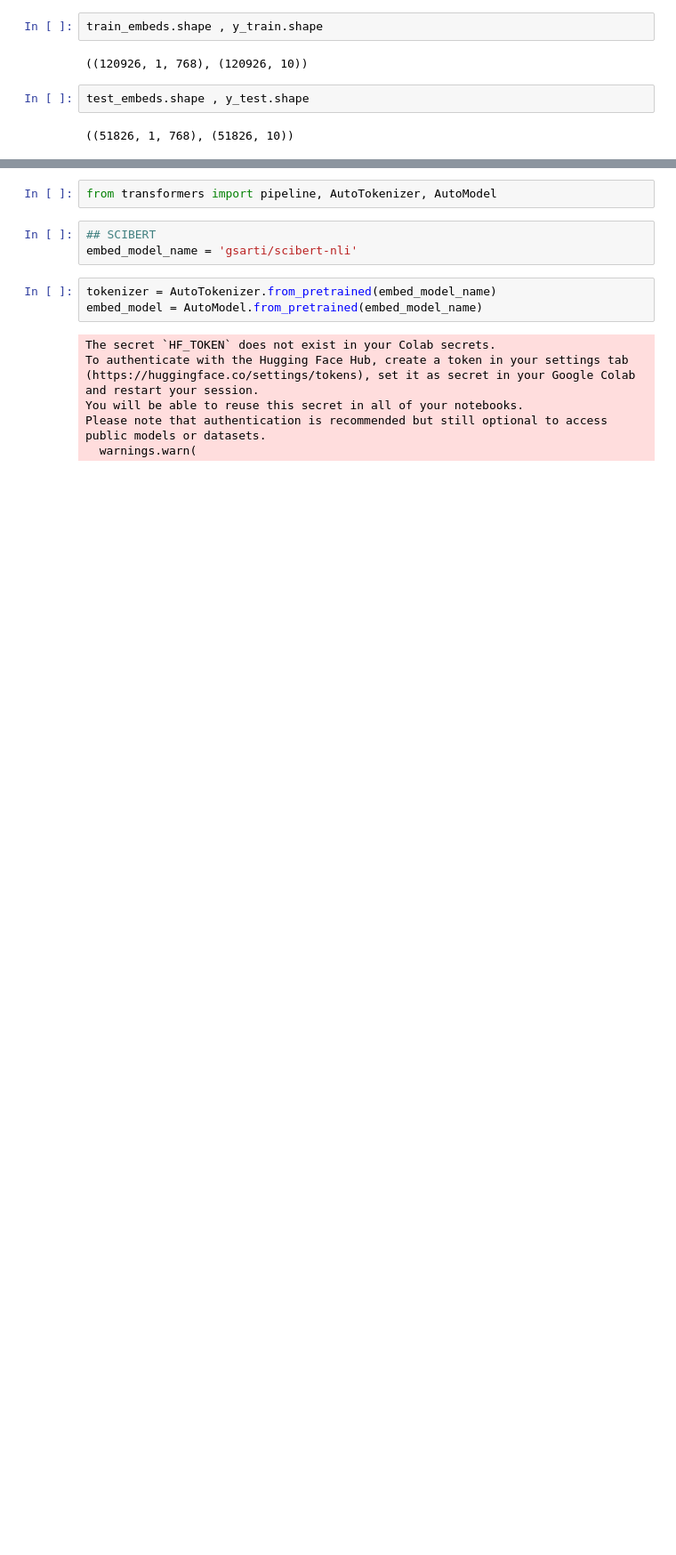
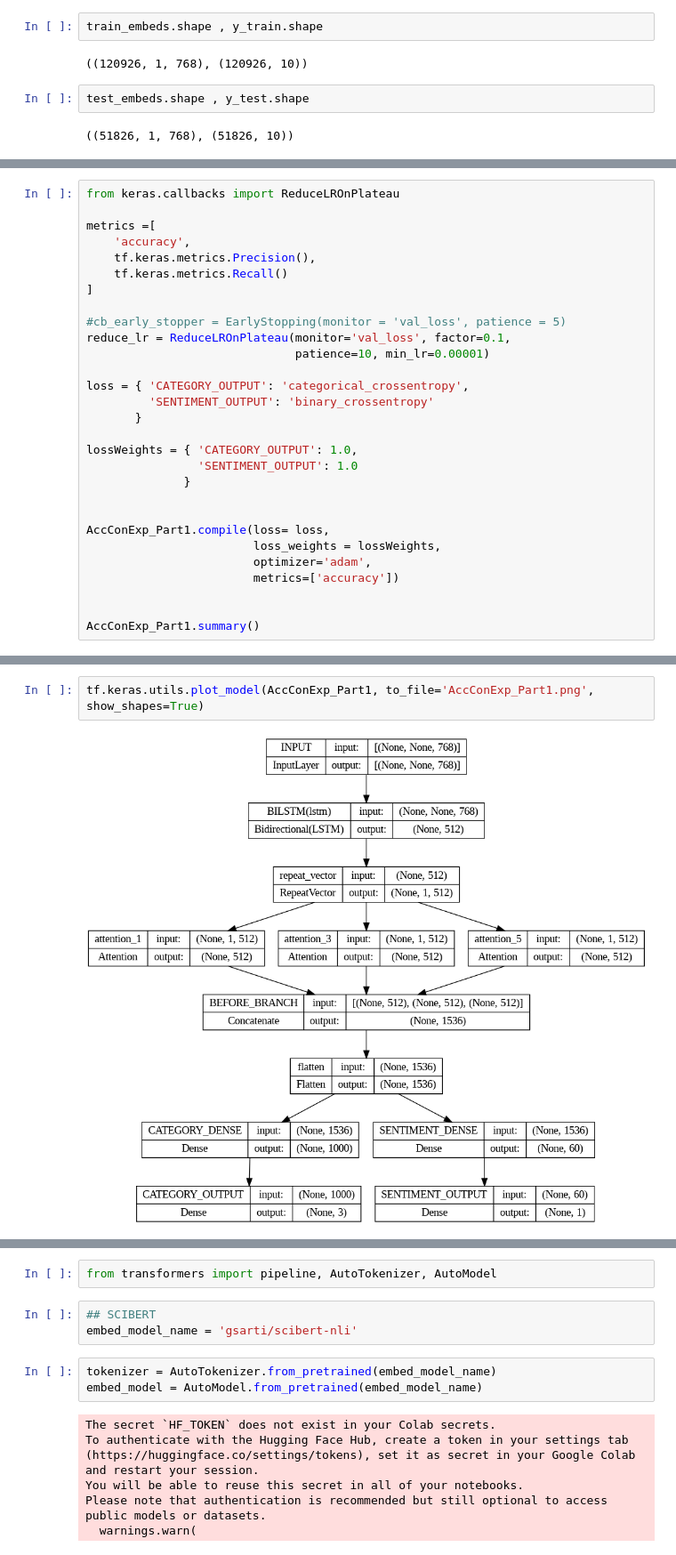
Before and after one commit to rosadecsai/AccConExp, a Jupyter notebook: AccConExp.ipynb, the cells around one changed output, grey strips where cells are left out. Shown at 89% size. Cells and saved outputs as stored; diff of their text form; blank space fills up the shorter version.

```diff
--- a/AccConExp.ipynb
+++ b/AccConExp.ipynb
@@ -322,0 +259,29 @@ To create the encode information of every sentence, this section must be execute
+# %%
+from keras.callbacks import ReduceLROnPlateau
+
+metrics =[
+    'accuracy',
+    tf.keras.metrics.Precision(),
+    tf.keras.metrics.Recall()
+]
+
+#cb_early_stopper = EarlyStopping(monitor = 'val_loss', patience = 5)
+reduce_lr = ReduceLROnPlateau(monitor='val_loss', factor=0.1,
+                              patience=10, min_lr=0.00001)
+
+loss = { 'CATEGORY_OUTPUT': 'categorical_crossentropy',
+         'SENTIMENT_OUTPUT': 'binary_crossentropy'
+       }
+
+lossWeights = { 'CATEGORY_OUTPUT': 1.0,
+                'SENTIMENT_OUTPUT': 1.0
+              }
+
+
+AccConExp_Part1.compile(loss= loss,
+                        loss_weights = lossWeights,
+                        optimizer='adam',
+                        metrics=['accuracy'])
+
+
+AccConExp_Part1.summary()
@@ -322,0 +306,4 @@ To create the encode information of every sentence, this section must be execute
+# %%
+tf.keras.utils.plot_model(AccConExp_Part1, to_file='AccConExp_Part1.png', show_shapes=True)
+# %% [output]
+[figure, added]
```
Also changed, not shown: parts of 143 cells of this notebook.
